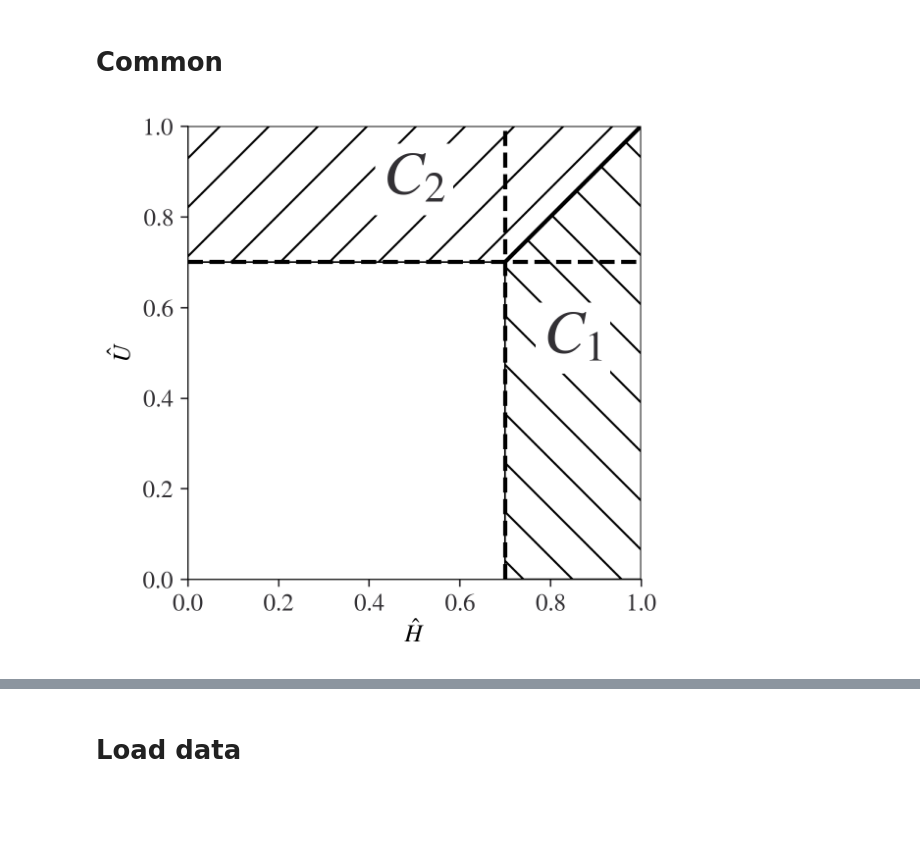
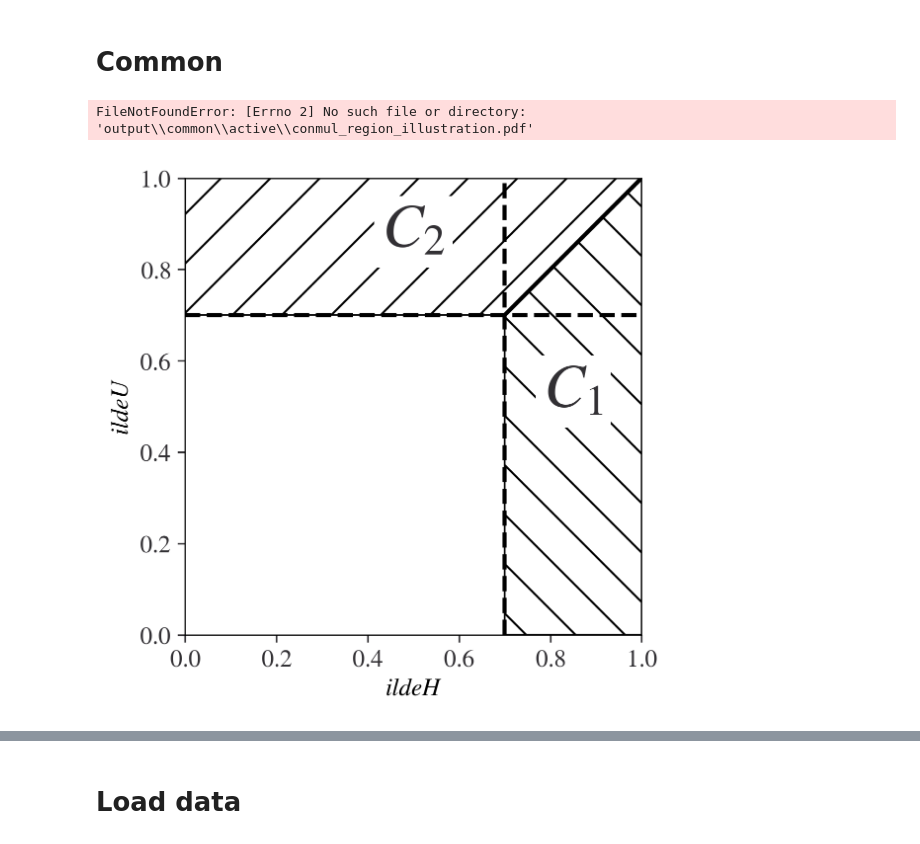
Before and after one commit to kosukesando/mstme, a Jupyter notebook: summary.ipynb, the cells around one changed output, grey strips where cells are left out. Saved outputs shown, nothing was run; the diff lists cells and outputs as text; code cells hidden in the pictures; blank space fills up the shorter version.

```diff
--- a/summary.ipynb
+++ b/summary.ipynb
@@ -70,36 +71,37 @@ ax.add_patch(patches[0])
 ax.add_patch(patches[1])
 
 ##
 x = np.linspace(thr, 1, 10)
 ax.axhline(thr, linestyle="--", c="k")
 ax.axvline(thr, linestyle="--", c="k")
 ax.plot(x, x, c="k")
-ax.set_xlabel("$\hat{H}$")
-ax.set_ylabel("$\hat{U}$")
+ax.set_xlabel("$\tilde{H}$")
+ax.set_ylabel("$\tilde{U}$")
 ax.text(
     0.85,
     0.50,
     "$C_1$",
     fontsize=30,
     ha="center",
     bbox=dict(facecolor="white", lw=0),
 )
 ax.text(
     0.50,
     0.85,
     "$C_2$",
     fontsize=30,
     ha="center",
     bbox=dict(facecolor="white", lw=0),
 )
 plt.savefig(
     Path("./output/common/active/conmul_region_illustration.pdf"), bbox_inches="tight"
 )
 plt.savefig(
     Path("./output/common/active/conmul_region_illustration.png"), bbox_inches="tight"
 )
 # %% [output]
+FileNotFoundError: [Errno 2] No such file or directory: 'output\\common\\active\\conmul_region_illustration.pdf'
-[figure, old version]
+[figure, new version]
 # %%
 fig,ax=plt.subplots(1,1,figsize=(4,3))
 ax.set_xlim(0,30)
```
Also changed, not shown: parts of 9 cells of this notebook, 32 other files.
